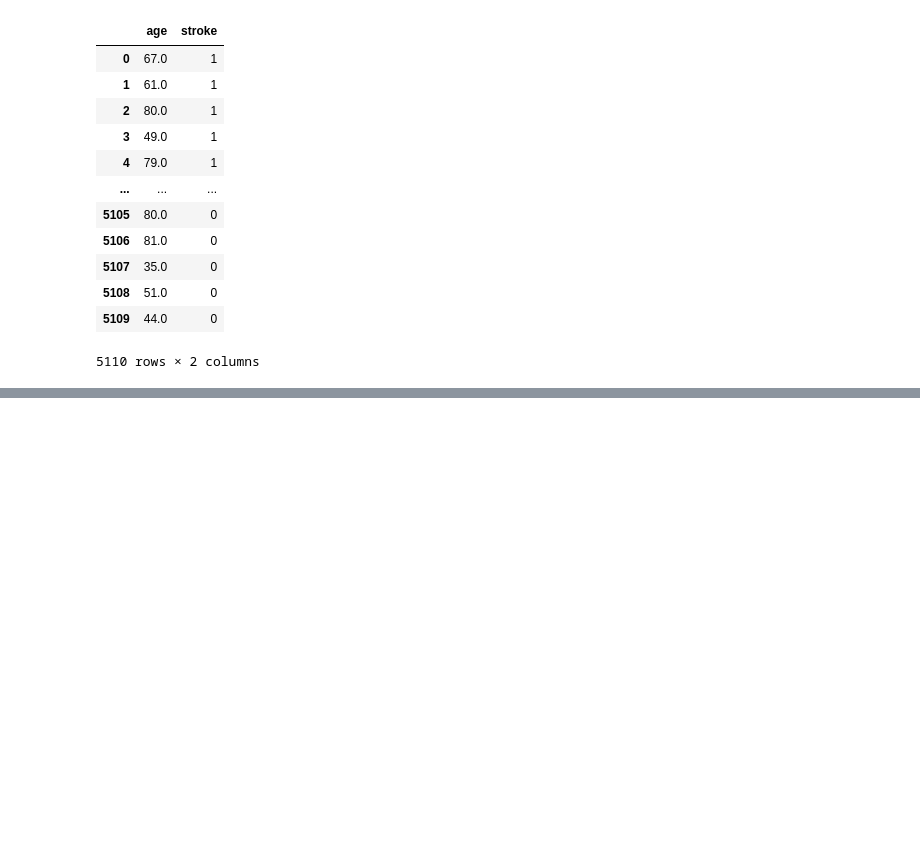
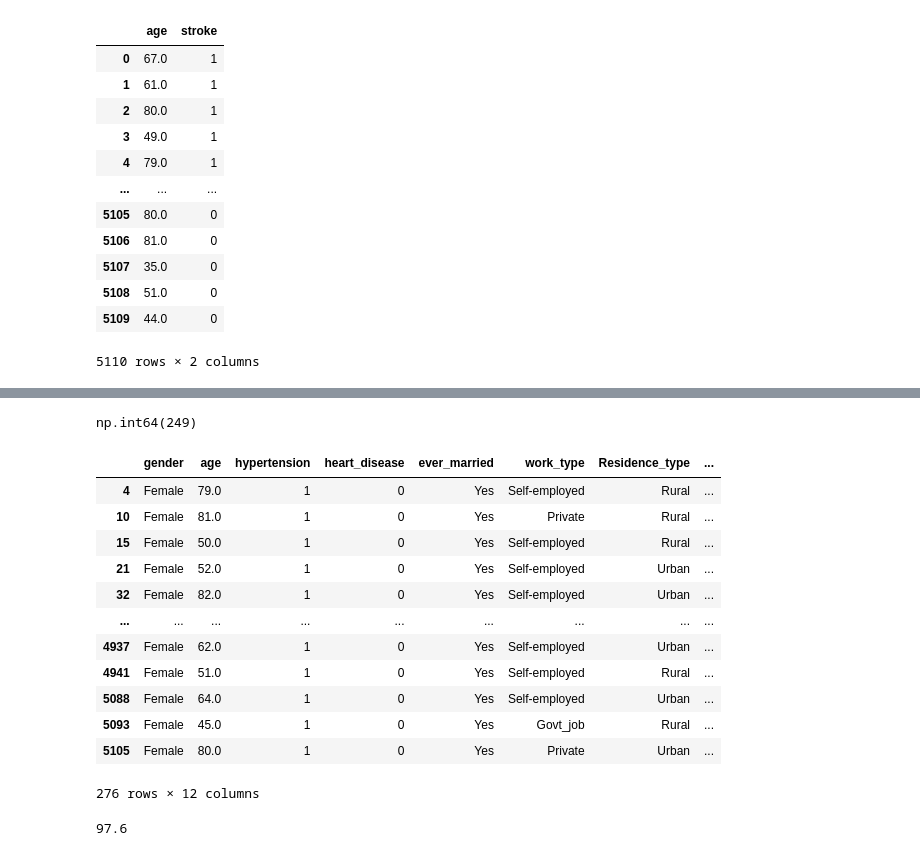
Before and after one commit to Divyanshucode93/GoogleColabsPractice, a Jupyter notebook: HealthcareStroke_Practice.ipynb, the cells around one changed output, grey strips where cells are left out. Saved outputs shown, nothing was run; the diff lists cells and outputs as text; code cells hidden in the pictures; blank space fills up the shorter version.

```diff
--- a/HealthcareStroke_Practice.ipynb
+++ b/HealthcareStroke_Practice.ipynb
@@ -157,0 +200,4 @@ subset
+# %%
+# Rename the column Residence_type to residence_area.
+df.rename(columns={'Residence_type':'residence_area'},inplace=True)
+df.head()
@@ -157,0 +211,4 @@ subset
+# %%
+# Create a new column called age_in_months by multiplying the age column by 12.
+df['age_in_months'] = df['age'] * 12
+df.head()
@@ -157,0 +222,31 @@ subset
+# %%
+# How many people in this dataset have had a stroke (where stroke == 1)?
+strokeone = df['stroke'] == 1
+strokeone.sum()
+# %% [output]
+np.int64(249)
+# %%
+# Drop the id column from the DataFrame permanently (inplace or by reassigning).
+df.drop('id',axis=1,inplace=True)
+# %%
+# Filter the dataset to show only "Female" patients who also have "hypertension".
+df[(df['gender'] == 'Female') & (df['hypertension'] == 1)]
+# %% [output]
+|  | gender | age | hypertension | heart_disease | ever_married | work_type | Residence_type | ... |
+| 4 | Female | 79.0 | 1 | 0 | Yes | Self-employed | Rural | ... |
+| 10 | Female | 81.0 | 1 | 0 | Yes | Private | Rural | ... |
+| 15 | Female | 50.0 | 1 | 0 | Yes | Self-employed | Rural | ... |
+| 21 | Female | 52.0 | 1 | 0 | Yes | Self-employed | Urban | ... |
+| 32 | Female | 82.0 | 1 | 0 | Yes | Self-employed | Urban | ... |
+| ... | ... | ... | ... | ... | ... | ... | ... | ... |
+| 4937 | Female | 62.0 | 1 | 0 | Yes | Self-employed | Urban | ... |
+| 4941 | Female | 51.0 | 1 | 0 | Yes | Self-employed | Rural | ... |
+| 5088 | Female | 64.0 | 1 | 0 | Yes | Self-employed | Urban | ... |
+| 5093 | Female | 45.0 | 1 | 0 | Yes | Govt_job | Rural | ... |
+| 5105 | Female | 80.0 | 1 | 0 | Yes | Private | Urban | ... |
+276 rows × 12 columns
+# %%
+# What is the maximum value in the bmi column?
+df['bmi'].max()
+# %% [output]
+97.6
```
Also changed, not shown: parts of 7 cells of this notebook.
